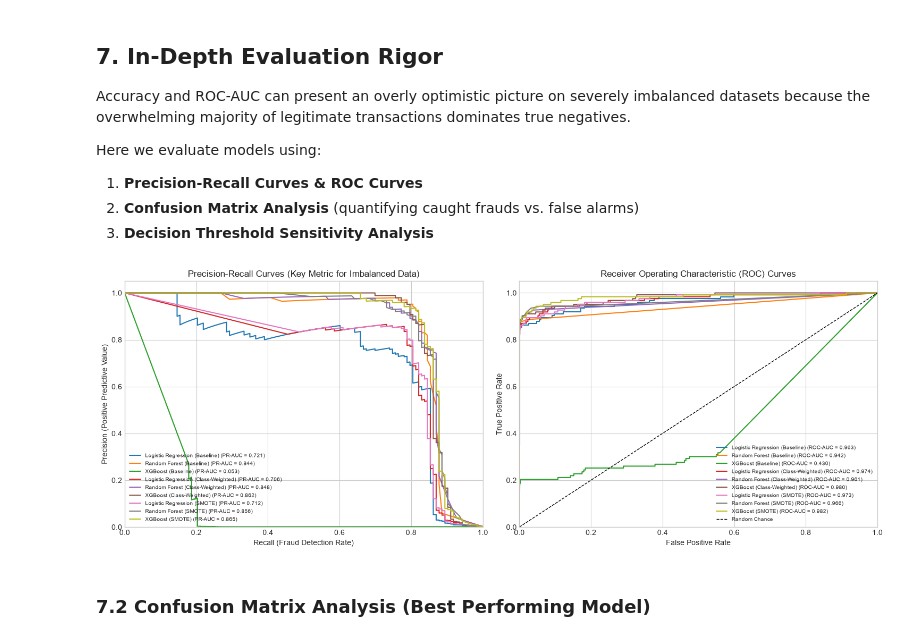
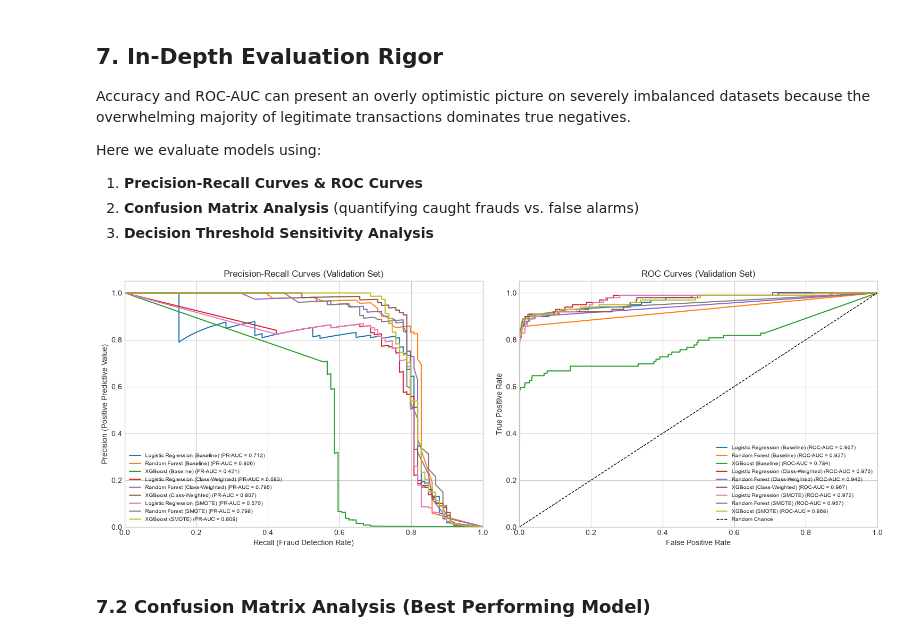
Before and after one commit to Ritvik440/credit-card-fraud-detection, a Jupyter notebook: Credit Card Fraud Detection - Classification.ipynb, the cells around one changed output. Drawn from its saved outputs; the diff is of its cells as text; code cells hidden in the pictures.

```diff
--- a/Credit Card Fraud Detection - Classification.ipynb
+++ b/Credit Card Fraud Detection - Classification.ipynb
@@ -262,12 +290,16 @@ We incorporate the engineered `Hour` feature to capture diurnal cycles and drop
 
 *Note on Empirical Evaluation*: Deriving `Hour` and choosing `RobustScaler` are empirical decisions rather than assumed performance boosters. Our experiments evaluate how models perform with these transformations.
 # %%
-# Keep engineered 'Hour' and drop raw cumulative 'Time'
-df_features = df.drop(columns=['Time']).copy()
+# Remove Time and the derived Hour feature
+df_features = df.drop(
+    columns=['Time', 'Hour'],
+    errors='ignore'
+).copy()
 
 X = df_features.drop(columns=['Class'])
 y = df_features['Class']
 
-print(f"Feature matrix shape: {X.shape}, Target vector shape: {y.shape}")
+print(f"Feature matrix shape: {X.shape}")
+print(f"Target vector shape: {y.shape}")
 print("Included features:", list(X.columns))
 # %% [output]
@@ -516,39 +614,42 @@ Here we evaluate models using:
 2. **Confusion Matrix Analysis** (quantifying caught frauds vs. false alarms)
 3. **Decision Threshold Sensitivity Analysis**
 # %%
+
 fig, (ax1, ax2) = plt.subplots(1, 2, figsize=(15, 5.5))
 
-# Plot Precision-Recall Curves
+# Precision-Recall curves: validation data
 for key, data in model_predictions.items():
-    prec, rec, _ = precision_recall_curve(y_test, data['y_proba'])
-    pr_score = average_precision_score(y_test, data['y_proba'])
-    ax1.plot(rec, prec, lw=1.5, label=f"{key} (PR-AUC = {pr_score:.3f})")
+    prec, rec, _ = precision_recall_curve(y_val, data['y_proba'])
+    pr_score = average_precision_score(y_val, data['y_proba'])
+    ax1.plot(rec, prec, lw=1.5,
+             label=f"{key} (PR-AUC = {pr_score:.3f})")
 
-ax1.set_title('Precision-Recall Curves (Key Metric for Imbalanced Data)')
+ax1.set_title('Precision-Recall Curves (Validation Set)')
 ax1.set_xlabel('Recall (Fraud Detection Rate)')
 ax1.set_ylabel('Precision (Positive Predictive Value)')
 ax1.set_xlim([0.0, 1.0])
 ax1.set_ylim([0.0, 1.05])
 ax1.legend(loc='lower left', fontsize=7.5)
 
-# Plot ROC Curves
+# ROC curves: validation data
 for key, data in model_predictions.items():
-    fpr, tpr, _ = roc_curve(y_test, data['y_proba'])
-    roc_score = roc_auc_score(y_test, data['y_proba'])
-    ax2.plot(fpr, tpr, lw=1.5, label=f"{key} (ROC-AUC = {roc_score:.3f})")
+    fpr, tpr, _ = roc_curve(y_val, data['y_proba'])
+    roc_score = roc_auc_score(y_val, data['y_proba'])
+    ax2.plot(fpr, tpr, lw=1.5,
+             label=f"{key} (ROC-AUC = {roc_score:.3f})")
 
 ax2.plot([0, 1], [0, 1], 'k--', lw=1, label='Random Chance')
-ax2.set_title('Receiver Operating Characteristic (ROC) Curves')
+ax2.set_title('ROC Curves (Validation Set)')
 ax2.set_xlabel('False Positive Rate')
 ax2.set_ylabel('True Positive Rate')
 ax2.set_xlim([0.0, 1.0])
 ax2.set_ylim([0.0, 1.05])
 ax2.legend(loc='lower right', fontsize=7.5)
 
 plt.tight_layout()
 plt.show()
 # %% [output]
-[figure, old version]
+[figure, new version]
 # %% [markdown]
 ### 7.2 Confusion Matrix Analysis (Best Performing Model)
 # %%
```
Also changed, not shown: parts of 16 cells of this notebook.
